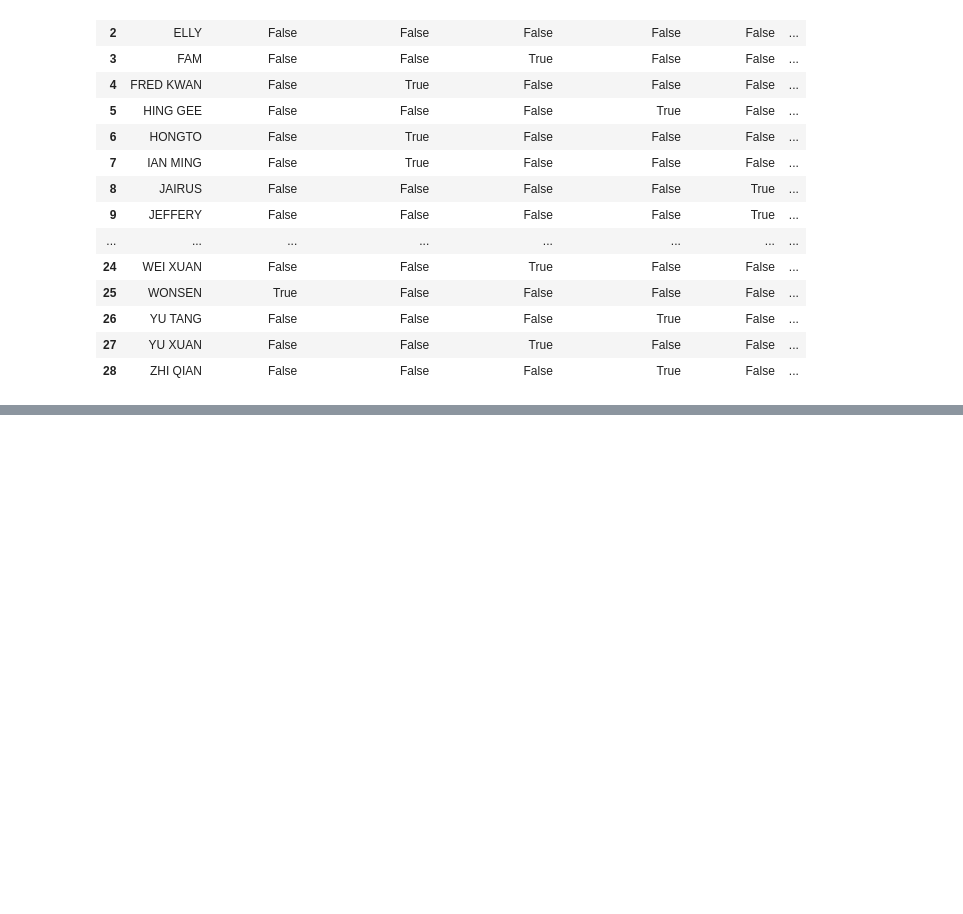
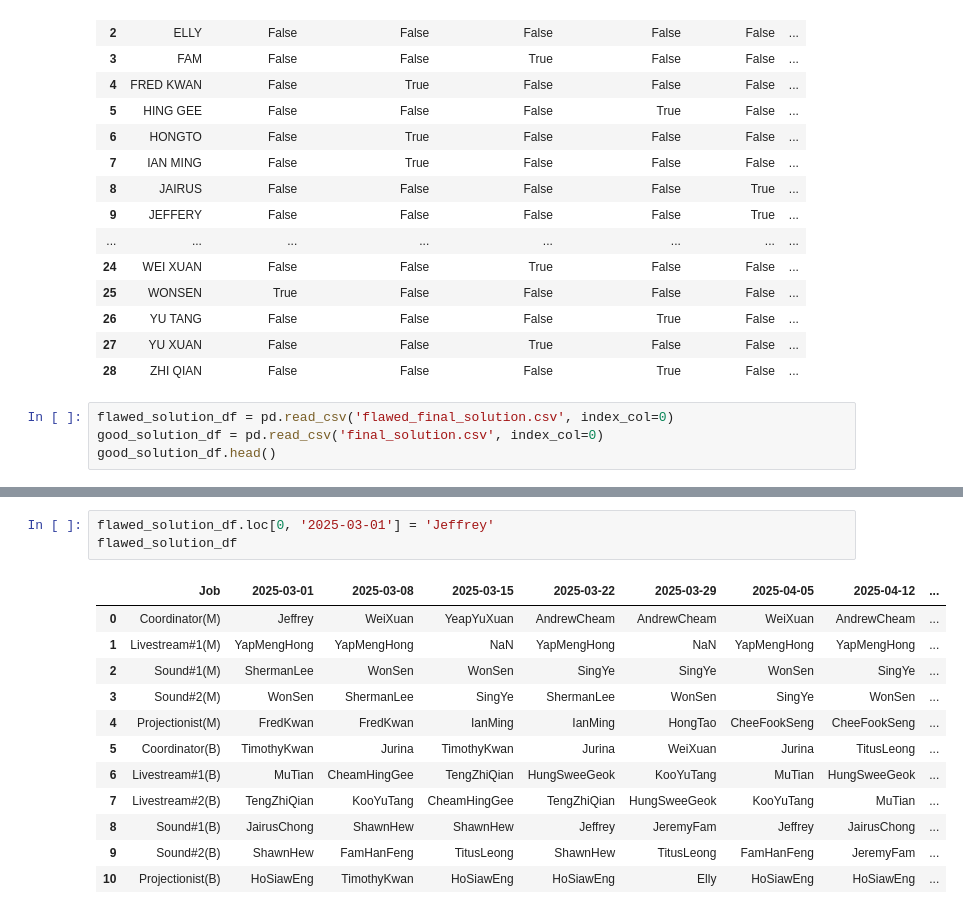
Before and after one commit to AndrewCheam/automatic-roster, a Jupyter notebook: extras/temp_notebook.ipynb, the cells around one changed output, grey strips where cells are left out. Drawn from its saved outputs; the diff is of its cells as text; blank space fills up the shorter version.

Commit message:
create basic solution test cases

```diff
--- a/extras/temp_notebook.ipynb
+++ b/extras/temp_notebook.ipynb
@@ -54,3 +54,7 @@ df.to_excel('skills_mapping.xlsx')
 | 26 | YU TANG | False | False | False | True | False | ... |
 | 27 | YU XUAN | False | False | True | False | False | ... |
 | 28 | ZHI QIAN | False | False | False | True | False | ... |
+# %%
+flawed_solution_df = pd.read_csv('flawed_final_solution.csv', index_col=0)
+good_solution_df = pd.read_csv('final_solution.csv', index_col=0)
+good_solution_df.head()
@@ -56,0 +80,16 @@ df.to_excel('skills_mapping.xlsx')
+# %%
+flawed_solution_df.loc[0, '2025-03-01'] = 'Jeffrey'
+flawed_solution_df
+# %% [output]
+|  | Job | 2025-03-01 | 2025-03-08 | 2025-03-15 | 2025-03-22 | 2025-03-29 | 2025-04-05 | 2025-04-12 | ... |
+| 0 | Coordinator(M) | Jeffrey | WeiXuan | YeapYuXuan | AndrewCheam | AndrewCheam | WeiXuan | AndrewCheam | ... |
+| 1 | Livestream#1(M) | YapMengHong | YapMengHong | NaN | YapMengHong | NaN | YapMengHong | YapMengHong | ... |
+| 2 | Sound#1(M) | ShermanLee | WonSen | WonSen | SingYe | SingYe | WonSen | SingYe | ... |
+| 3 | Sound#2(M) | WonSen | ShermanLee | SingYe | ShermanLee | WonSen | SingYe | WonSen | ... |
+| 4 | Projectionist(M) | FredKwan | FredKwan | IanMing | IanMing | HongTao | CheeFookSeng | CheeFookSeng | ... |
+| 5 | Coordinator(B) | TimothyKwan | Jurina | TimothyKwan | Jurina | WeiXuan | Jurina | TitusLeong | ... |
+| 6 | Livestream#1(B) | MuTian | CheamHingGee | TengZhiQian | HungSweeGeok | KooYuTang | MuTian | HungSweeGeok | ... |
+| 7 | Livestream#2(B) | TengZhiQian | KooYuTang | CheamHingGee | TengZhiQian | HungSweeGeok | KooYuTang | MuTian | ... |
+| 8 | Sound#1(B) | JairusChong | ShawnHew | ShawnHew | Jeffrey | JeremyFam | Jeffrey | JairusChong | ... |
+| 9 | Sound#2(B) | ShawnHew | FamHanFeng | TitusLeong | ShawnHew | TitusLeong | FamHanFeng | JeremyFam | ... |
+| 10 | Projectionist(B) | HoSiawEng | TimothyKwan | HoSiawEng | HoSiawEng | Elly | HoSiawEng | HoSiawEng | ... |
```
Also changed, not shown: parts of 4 cells of this notebook, 4 other files.
